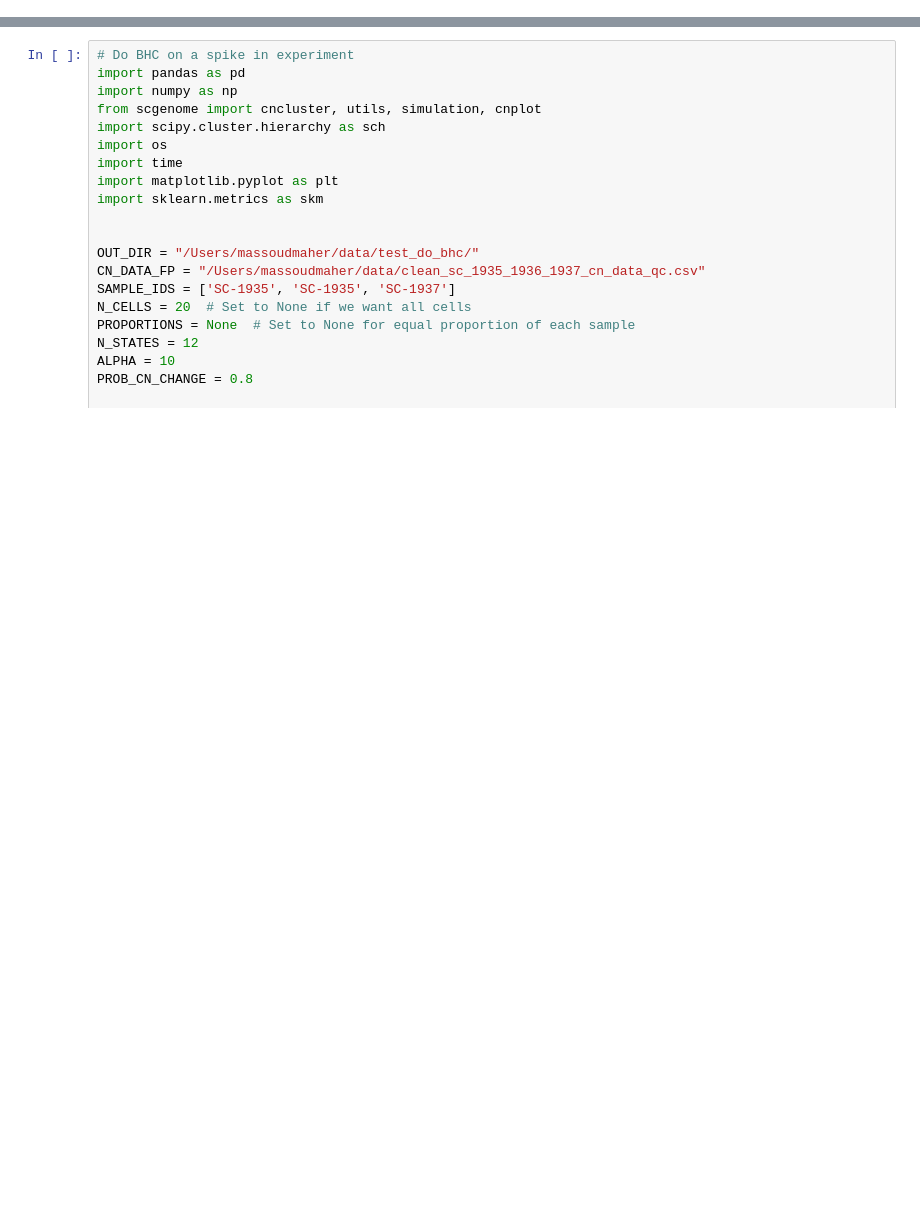
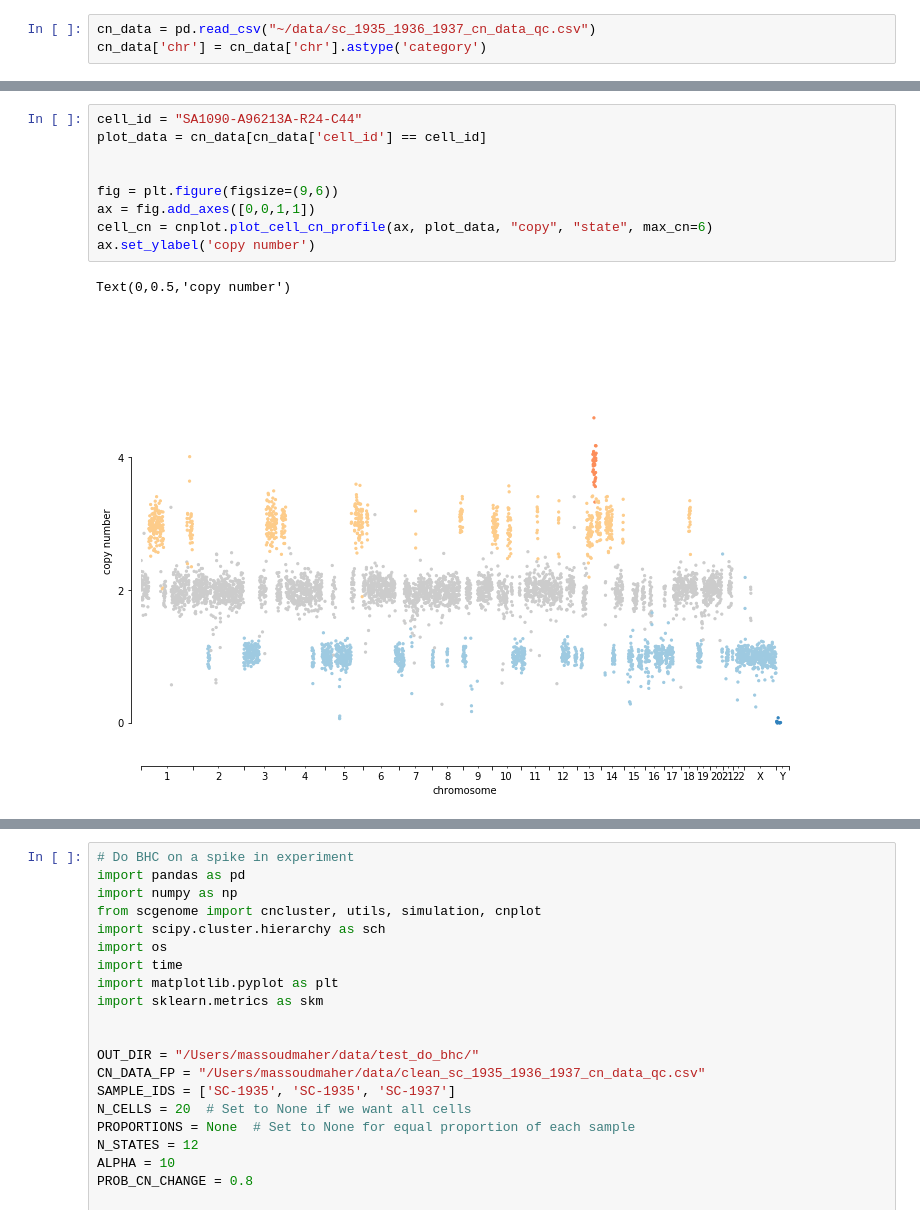
Before and after one commit to shahcompbio/scgenome-deprecated, a Jupyter notebook: notebooks/scratch.ipynb, the cells around one changed output, grey strips where cells are left out. Saved outputs shown, nothing was run; the diff lists cells and outputs as text; blank space fills up the shorter version.

```diff
--- a/notebooks/scratch.ipynb
+++ b/notebooks/scratch.ipynb
@@ -7,3 +7,6 @@ import numpy as np
 import matplotlib.pyplot as plt
 from scgenome.tests.constants_test import E3_CN_DATA as cnd
 import numpy as np
+# %%
+cn_data = pd.read_csv("~/data/sc_1935_1936_1937_cn_data_qc.csv")
+cn_data['chr'] = cn_data['chr'].astype('category')
@@ -9,0 +33,12 @@ import numpy as np
+# %%
+cell_id = "SA1090-A96213A-R24-C44"
+plot_data = cn_data[cn_data['cell_id'] == cell_id]
+
+
+fig = plt.figure(figsize=(9,6))
+ax = fig.add_axes([0,0,1,1])
+cell_cn = cnplot.plot_cell_cn_profile(ax, plot_data, "copy", "state", max_cn=6)
+ax.set_ylabel('copy number')
+# %% [output]
+Text(0,0.5,'copy number')
+[figure, added]
```
Also changed, not shown: parts of 6 cells of this notebook, 12 other files.
